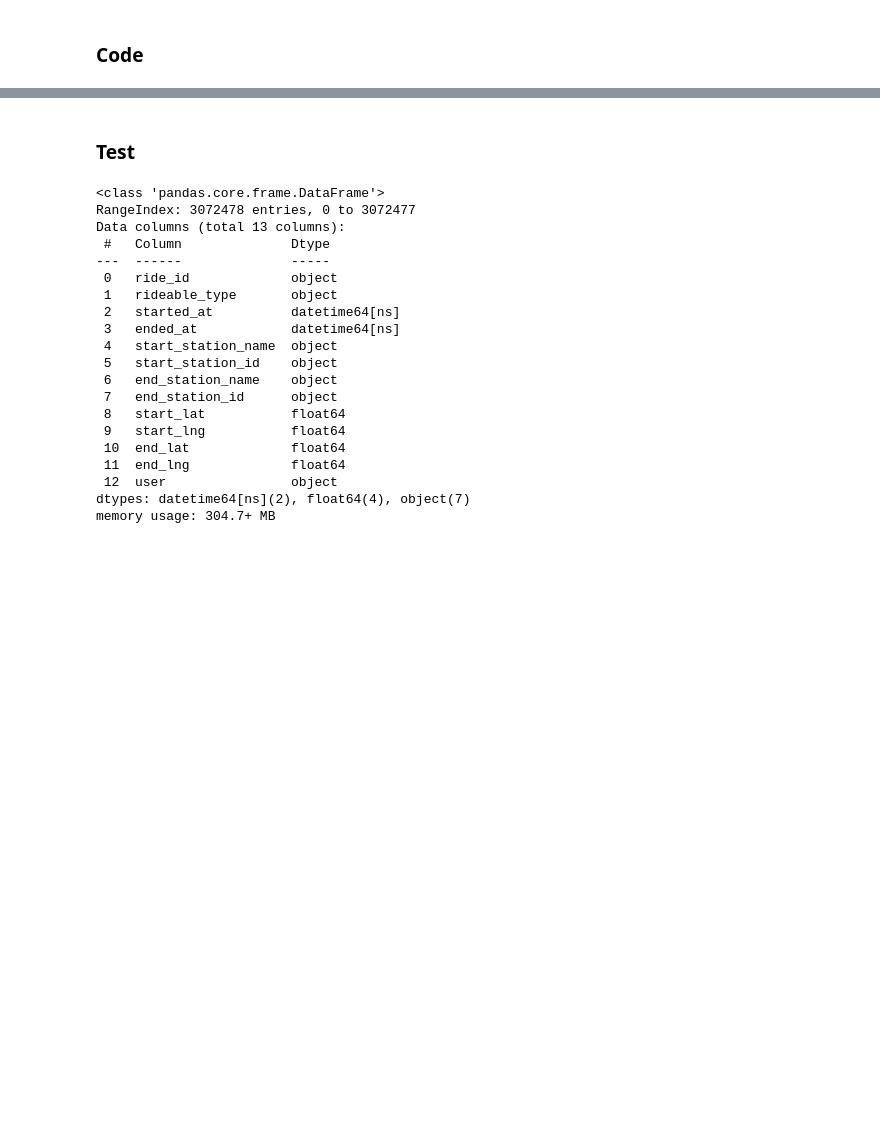
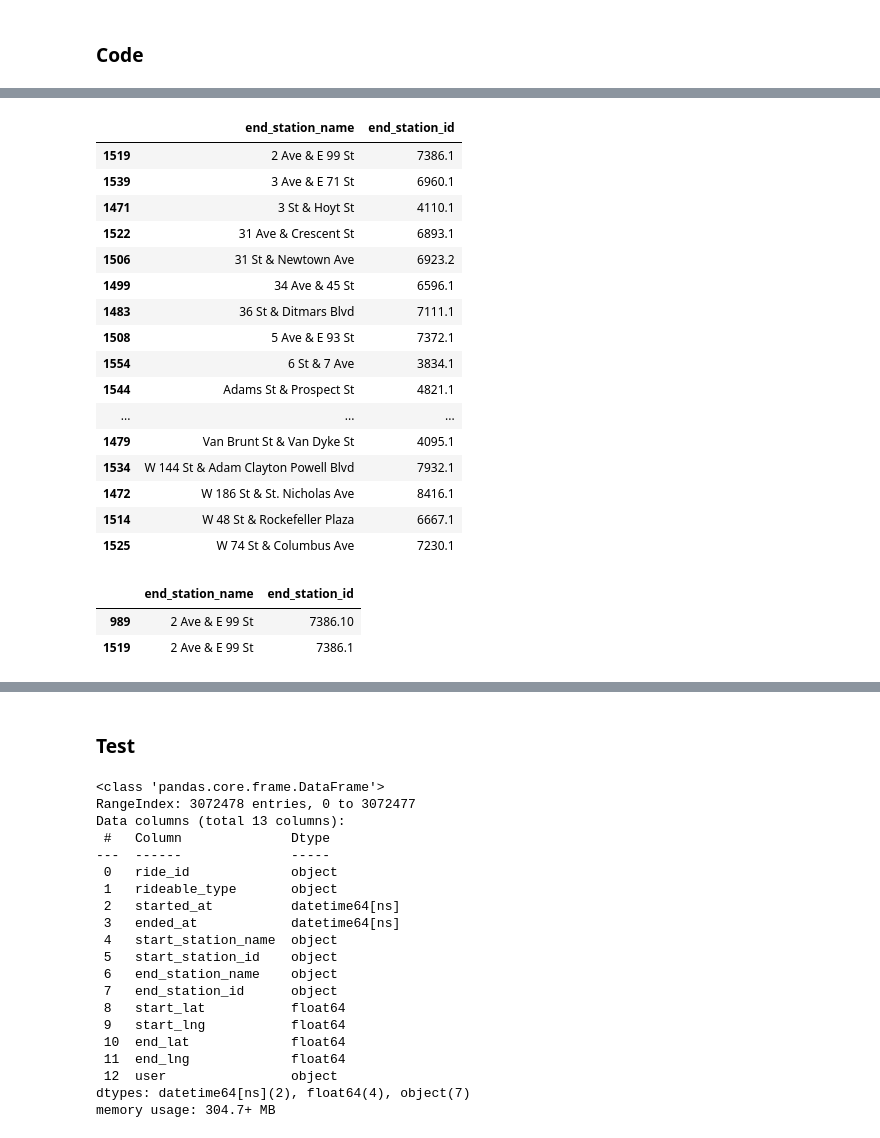
Before and after one commit to anneruhnke/bikesharing, a Jupyter notebook: bikesharing.ipynb, the cells around one changed output, grey strips where cells are left out. Cells and saved outputs as stored; diff of their text form; code cells hidden in the pictures; blank space fills up the shorter version.

Commit message:
Clean up end station idnon numeric values

```diff
--- a/bikesharing.ipynb
+++ b/bikesharing.ipynb
@@ -196 +265,3 @@ data_clean['start_station_id'] = data_clean['start_station_id'].astype(str)
+# %%
+data_clean['end_station_id'] = data_clean['end_station_id'].astype(str)
 # %%
@@ -356,0 +361,41 @@ Name: end_station_name, Length: 2685, dtype: bool
+# %%
+df_end_station = df_end_station.reset_index()
+df_end_station = df_end_station.drop(columns=['index'])
+# %%
+index_list_dup_end_station_name = []
+
+for i in range(0, len(df_end_station)):
+    if df_end_station.end_station_name.duplicated()[i] == True:
+        index_list_dup_end_station_name.append(i)
+# %%
+duplicated_end_name_list = []
+
+for i in index_list_dup_end_station_name:
+    duplicated_end_name_list.append(df_end_station.iloc[i])
+# %%
+duplicated_end_name = pd.DataFrame(duplicated_end_name_list)
+duplicated_end_name.sort_values(by='end_station_name')
+# %% [output]
+|  | end_station_name | end_station_id |
+| 1519 | 2 Ave & E 99 St | 7386.1 |
+| 1539 | 3 Ave & E 71 St | 6960.1 |
+| 1471 | 3 St & Hoyt St | 4110.1 |
+| 1522 | 31 Ave & Crescent St | 6893.1 |
+| 1506 | 31 St & Newtown Ave | 6923.2 |
+| 1499 | 34 Ave & 45 St | 6596.1 |
+| 1483 | 36 St & Ditmars Blvd | 7111.1 |
+| 1508 | 5 Ave & E 93 St | 7372.1 |
+| 1554 | 6 St & 7 Ave | 3834.1 |
+| 1544 | Adams St & Prospect St | 4821.1 |
+| ... | ... | ... |
+| 1479 | Van Brunt St & Van Dyke St | 4095.1 |
+| 1534 | W 144 St & Adam Clayton Powell Blvd | 7932.1 |
+| 1472 | W 186 St & St. Nicholas Ave | 8416.1 |
+| 1514 | W 48 St & Rockefeller Plaza | 6667.1 |
+| 1525 | W 74 St & Columbus Ave | 7230.1 |
+# %%
+df_end_station.query('end_station_name == "2 Ave & E 99 St"')
+# %% [output]
+|  | end_station_name | end_station_id |
+| 989 | 2 Ave & E 99 St | 7386.10 |
+| 1519 | 2 Ave & E 99 St | 7386.1 |
```
Also changed, not shown: parts of 42 cells of this notebook.
